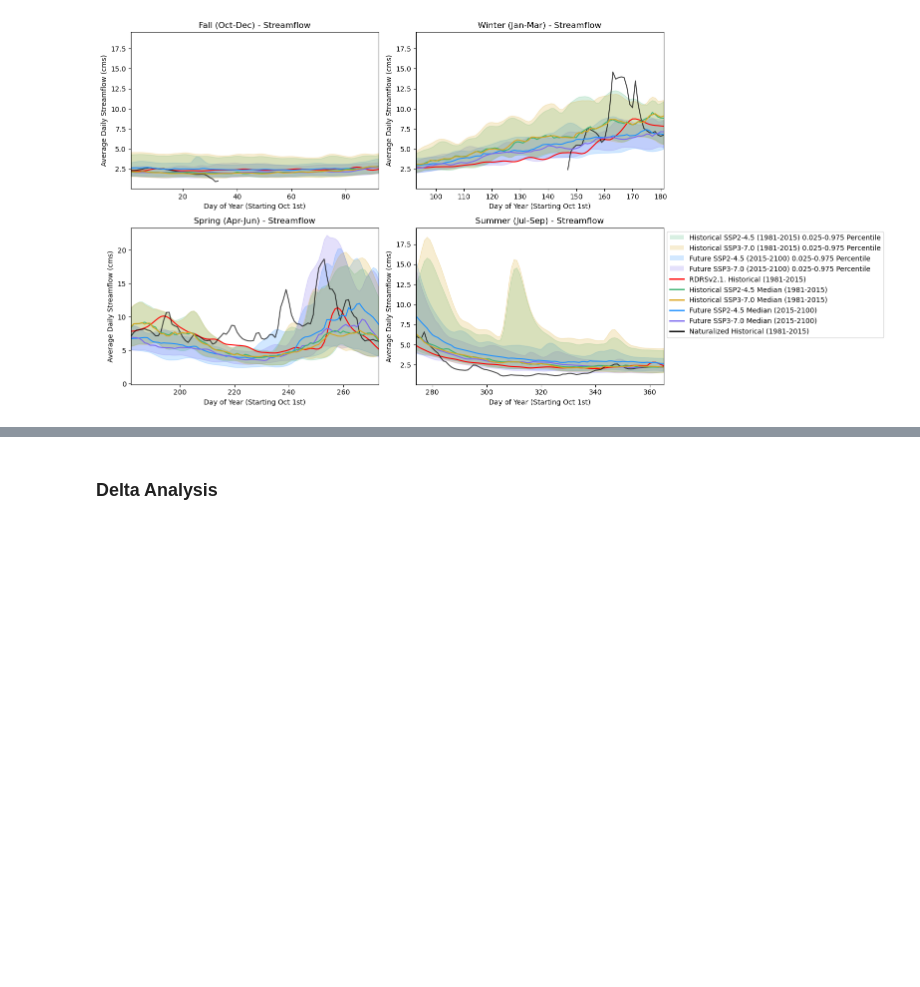
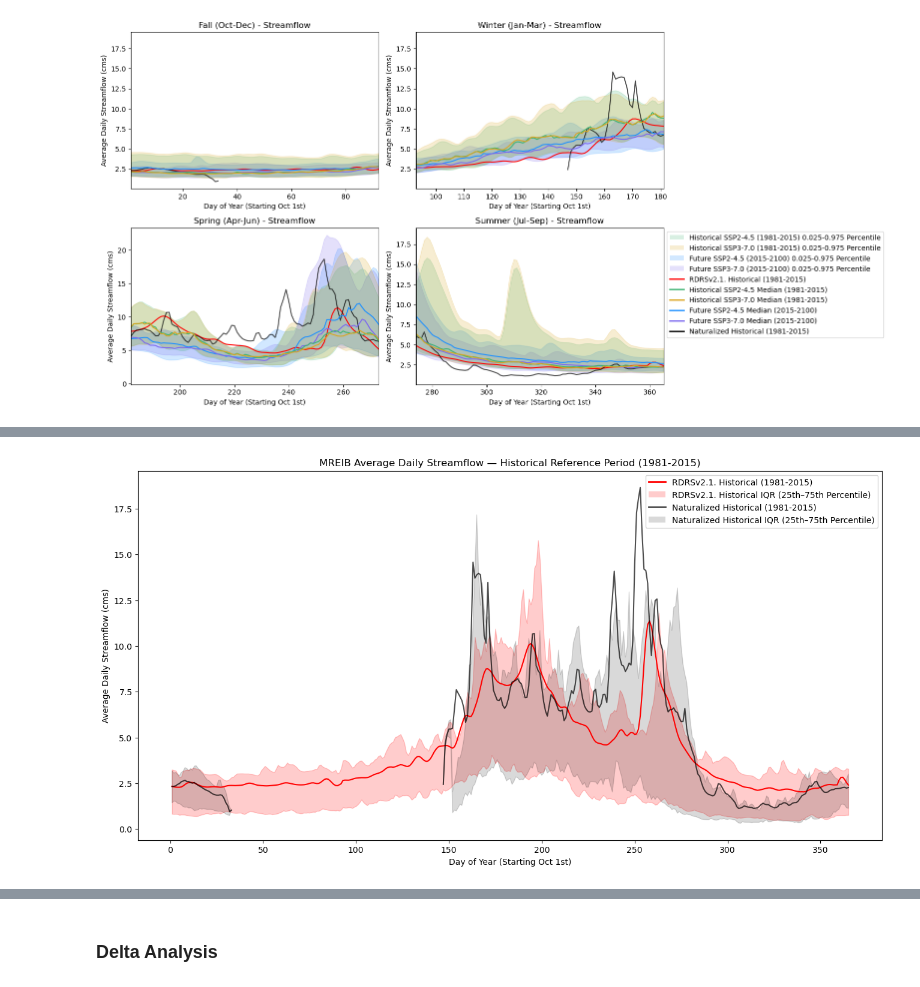
Before and after one commit to PaulCoderre/hype_future_climate, a Jupyter notebook: scripts/04_ijc_plots.ipynb, the cells around one changed output, grey strips where cells are left out. Saved outputs shown, nothing was run; the diff lists cells and outputs as text; code cells hidden in the pictures; blank space fills up the shorter version.

```diff
--- a/scripts/04_ijc_plots.ipynb
+++ b/scripts/04_ijc_plots.ipynb
@@ -1155,0 +1251,61 @@ plt.show()
+# %%
+# Compute percentile bounds
+mreib_hist_q25, mreib_hist_q75 = process_historical_with_percentiles(
+    mreib_historical_path, variable
+)
+if variable == 'cout':
+    mreib_obs_q25, mreib_obs_q75 = process_historical_with_percentiles(
+        mreib_historical_path, 'rout'
+    )
+
+plt.figure(figsize=(16, 8))
+
+# RDRS historical mean + shading
+mreib_historical.plot(color=historical_forcing_color, label='RDRSv2.1. Historical (1981-2015)')
+plt.fill_between(
+    mreib_hist_q25.index,
+    mreib_hist_q25,
+    mreib_hist_q75,
+    color=historical_forcing_color,
+    alpha=0.2,
+    label='RDRSv2.1. Historical IQR (25th–75th Percentile)'
+)
+
+# Naturalized observed mean + shading (cout only)
+if variable == 'cout':
+    mreib_obs_historical.plot(color=historical_obs_color, alpha=0.7,
+                              label='Naturalized Historical (1981-2015)')
+    plt.fill_between(
+        mreib_obs_q25.index,
+        mreib_obs_q25,
+        mreib_obs_q75,
+        color=historical_obs_color,
+        alpha=0.15,
+        label='Naturalized Historical IQR (25th–75th Percentile)'
+    )
+
+# Legend
+legend_handles = [
+    Line2D([0], [0], color=historical_forcing_color, lw=2,
+           label='RDRSv2.1. Historical (1981-2015)'),
+    Patch(facecolor=historical_forcing_color, alpha=0.2,
+          label='RDRSv2.1. Historical IQR (25th–75th Percentile)'),
+]
+if variable == 'cout':
+    legend_handles += [
+        Line2D([0], [0], color=historical_obs_color, lw=2, alpha=0.7,
+               label='Naturalized Historical (1981-2015)'),
+        Patch(facecolor=historical_obs_color, alpha=0.15,
+              label='Naturalized Historical IQR (25th–75th Percentile)'),
+    ]
+
+plt.legend(handles=legend_handles)
+plt.xlabel('Day of Year (Starting Oct 1st)')
+plt.ylabel(f'Average Daily {variable_name} ({variable_unit})')
+plt.title(f'MREIB Average Daily {variable_name} — Historical Reference Period (1981-2015)')
+
+file_path = os.path.join(output_directory, f'MREIB_historical_only_{variable}.png')
+plt.savefig(file_path, bbox_inches='tight')
+plt.show()
+# %% [output]
+[figure, added]
```
Also changed, not shown: parts of 7 cells of this notebook, 11 other files.
